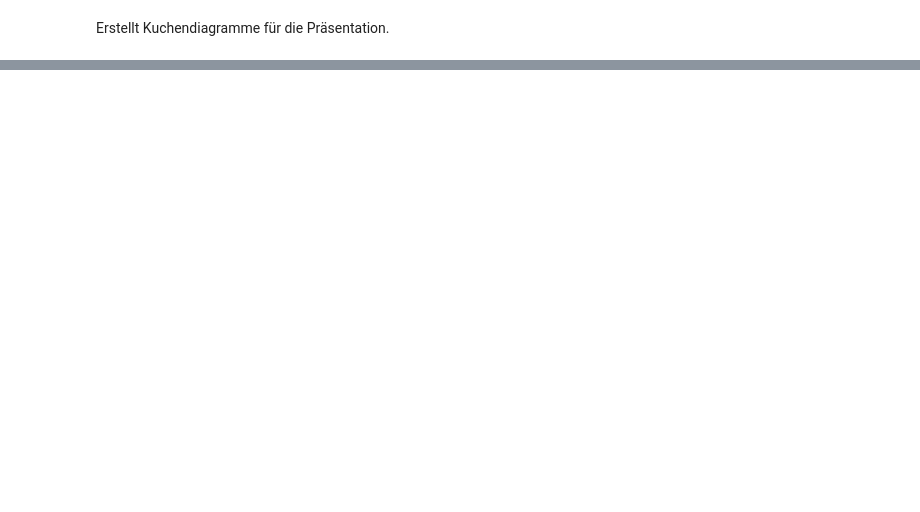
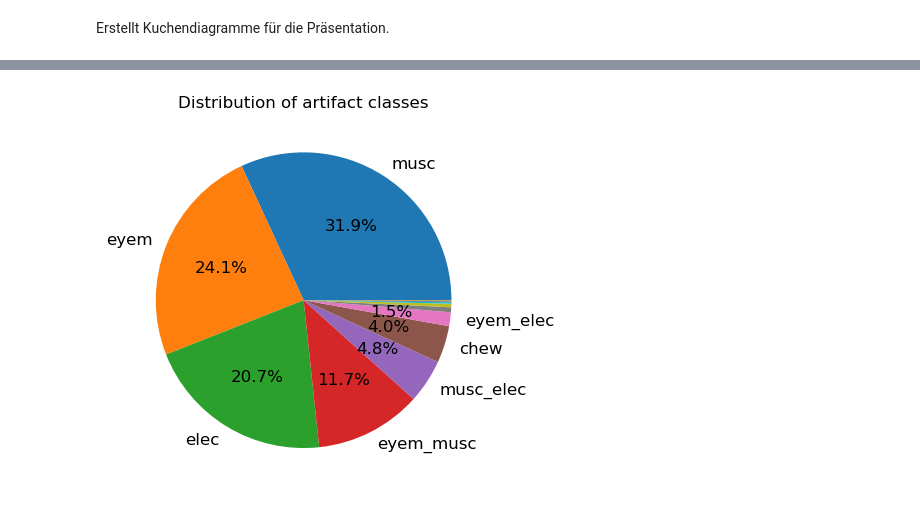
Before and after one commit to stuckkk/artifact-detection-seminar, a Jupyter notebook: experiments/04 - Thesis/exp_04_08.ipynb, the cells around one changed output, grey strips where cells are left out. Drawn from its saved outputs; the diff is of its cells as text; code cells hidden in the pictures; blank space fills up the shorter version.

```diff
--- a/experiments/04 - Thesis/exp_04_08.ipynb
+++ b/experiments/04 - Thesis/exp_04_08.ipynb
@@ -65,0 +68,36 @@ plt.show()
+# %%
+import matplotlib.pyplot as plt
+
+total_artifact_count = 160_073
+
+artifact_count_per_type = {
+    "musc": 51_052,
+    "eyem": 38_569,
+    "elec": 33_130,
+    "eyem_musc": 18_677,
+    "musc_elec": 7_651,
+    "chew": 6_482,
+    "eyem_elec": 2_422,
+    "eyem_chew": 864,
+    "shiv": 613,
+    "chew_musc": 243,
+    "elpp": 172,
+    "chew_elec": 152,
+    "eyem_shiv": 45,
+    "shiv_elec": 1,
+}
+
+def get_auto_pct(pct):
+    """
+        Returns the percentag if and only if it is greater than 1%. Otherwise, returns an empty string.
+    """
+    return f'{pct:.1f}%' if pct > 1 else ''
+
+labels = [key if artifact_count_per_type[key] / total_artifact_count > 0.01 else '' for key in artifact_count_per_type.keys()]
+
+plt.pie(artifact_count_per_type.values(), labels=labels, autopct=get_auto_pct, textprops={'fontsize': fontsize})
+plt.title("Distribution of artifact classes", fontsize=fontsize)
+plt.savefig("./output/exp_04_08_artifact_distribution.pdf", bbox_inches='tight')
+plt.show()
+# %% [output]
+[figure, added]
```
Also changed, not shown: parts of 4 cells of this notebook, 8 other files.
